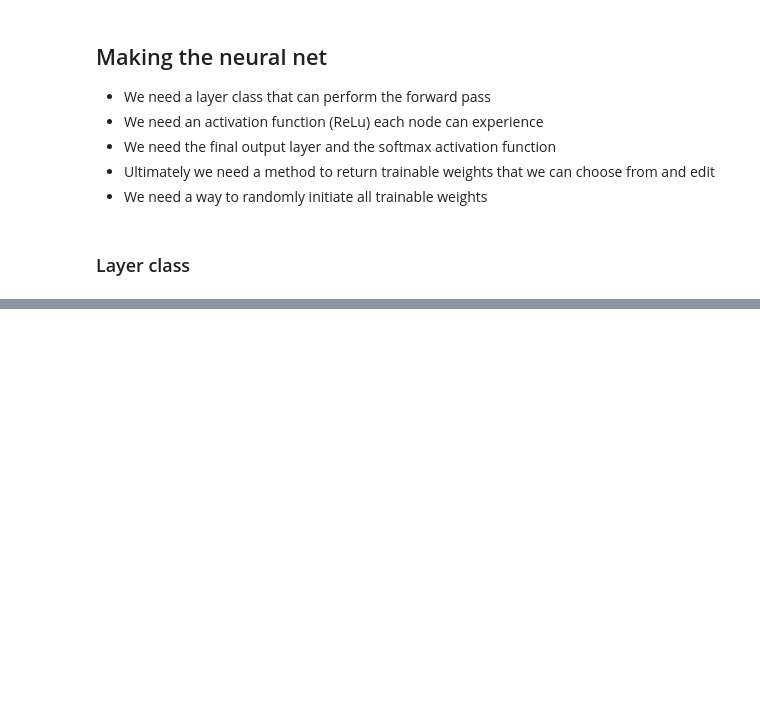
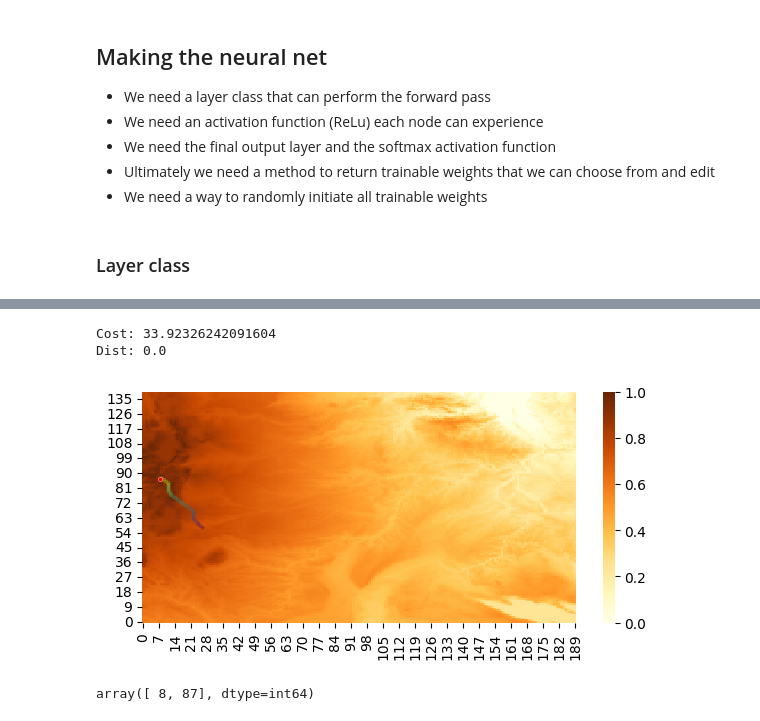
Before and after one commit to Matthew1309/Intuitions, a Jupyter notebook: Mathematics/Misc/Path_finding.ipynb, the cells around one changed output, grey strips where cells are left out. Saved outputs shown, nothing was run; the diff lists cells and outputs as text; code cells hidden in the pictures; blank space fills up the shorter version.

```diff
--- a/Mathematics/Misc/Path_finding.ipynb
+++ b/Mathematics/Misc/Path_finding.ipynb
@@ -398,0 +928,10 @@ array([2.17105503, 0.81316715, 0.46973651])
+# %%
+raw_AF = ActivationFunc()
+relu = ReLu_ActivationFunc()
+Cost1 = Cost(a = 60, final_dist_scale=1/15, final_dist_weight=0.8) # works good for the not deep area Cost(a = 100, final_dist_scale=1/15, final_dist_weight=0.6)
+target_index = np.unravel_index(np.argmax(Map1.data, axis=None), Map1.data.shape)[::-1]
+# %%
+# Cost_instance, Map_instance, Brain_class, Beast_class, raw_AF, relu,
+Beast_collection = Beast_Handler(Cost1, Map1, Brain, Beast, raw_AF, relu,
+                                 reproduce_distribution=expDist, random_mutation_rate=0.1, max_step = 50,
+                                 ncycles_evol=25, nbeasts_per_cycle=1000, start_point=[26,57])
@@ -398,0 +1052,25 @@ array([2.17105503, 0.81316715, 0.46973651])
+# %%
+#Brain1 = Brain(3, 5, 10, 8, relu, raw_AF)
+#Beast1 = Beast(Brain1, Map1, Cost1, start_point = [146,26], target_height = 0.99, ultimate_target_coordinates = target_index, max_step=50)
+#Beast1.play_simulation()
+Beast1 = Beast_collection.best_beast[10]
+
+print(f"Cost: {Beast1.accumulated_cost}\nDist: {Beast1.get_distance_from_ultimate_target()}")
+# Plotting the path
+data1 = mapData.data[0:200,0:200]
+data2 = np.array(Beast1.path_taken) # total_path_taken #
+
+f, ax = plt.subplots(figsize=(7, 3))
+# plt.tick_params(bottom='on')
+ax = sns.heatmap(data1, cmap='YlOrBr')# , annot=True, fmt = '.4f', annot_kws = {"size": 5})
+
+sns.scatterplot(x=data2[:,0]+0.5, y = data2[:,1]+0.5, hue = [i for i in range(len(data2[:,0]))], linewidth=2, ax=ax, palette='viridis', legend=False, markers='.', edgecolor=None, s = 1, alpha = 0.3)
+sns.scatterplot(x=[target_index[0]], y=[target_index[1]], color='red', s=10)
+ax.axis('tight')
+ax.invert_yaxis()
+
+plt.show()
+# %% [output]
+Cost: 33.92326242091604
+Dist: 0.0
+[figure, added]
@@ -398,0 +1081,4 @@ array([2.17105503, 0.81316715, 0.46973651])
+# %%
+Beasts_I_like[-1].path_taken[-1]
+# %% [output]
+array([ 8, 87], dtype=int64)
```
Also changed, not shown: parts of 49 cells of this notebook.
